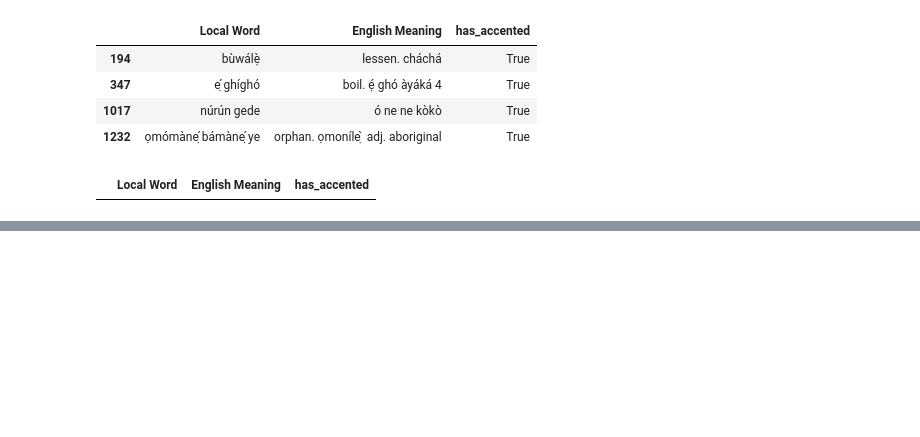
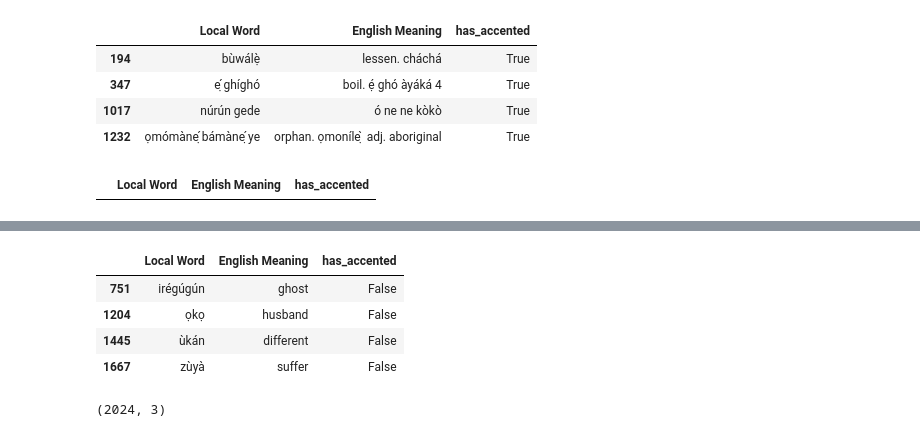
Before and after one commit to Dala-Group-G/olukumi-language-extraction, a Jupyter notebook: Olunkunmi Lang Data Validation.ipynb, the cells around one changed output, grey strips where cells are left out. Cells and saved outputs as stored; diff of their text form; code cells hidden in the pictures; blank space fills up the shorter version.

```diff
--- a/Olunkunmi Lang Data Validation.ipynb
+++ b/Olunkunmi Lang Data Validation.ipynb
@@ -253,0 +263,14 @@ df_cleaned.to_csv("olukumi_validated_copy.csv", index=False)
+# %%
+df_cleaned.loc[df_cleaned["Local Word"] == "irégúgún", "English Meaning"] = "ghost"
+df_cleaned.loc[df_cleaned["Local Word"] == "ọkọ", "English Meaning"] = "husband"
+df_cleaned.loc[df_cleaned["Local Word"] == "ùkán", "English Meaning"] = "different"
+df_cleaned.loc[df_cleaned["Local Word"] == "zùyà", "English Meaning"] = "suffer"
+# %%
+#Isolating erroneous rows after manual inspection
+df_cleaned.iloc[[909, 1459, 1752, -1]]
+# %% [output]
+|  | Local Word | English Meaning | has_accented |
+| 751 | irégúgún | ghost | False |
+| 1204 | ọkọ | husband | False |
+| 1445 | ùkán | different | False |
+| 1667 | zùyà | suffer | False |
@@ -253,0 +279,5 @@ df_cleaned.to_csv("olukumi_validated_copy.csv", index=False)
+# %%
+df_cleaned['English Meaning'] = df_cleaned['English Meaning'].str.lower()
+df_cleaned.shape
+# %% [output]
+(2024, 3)
```
Also changed, not shown: parts of 17 cells of this notebook.
